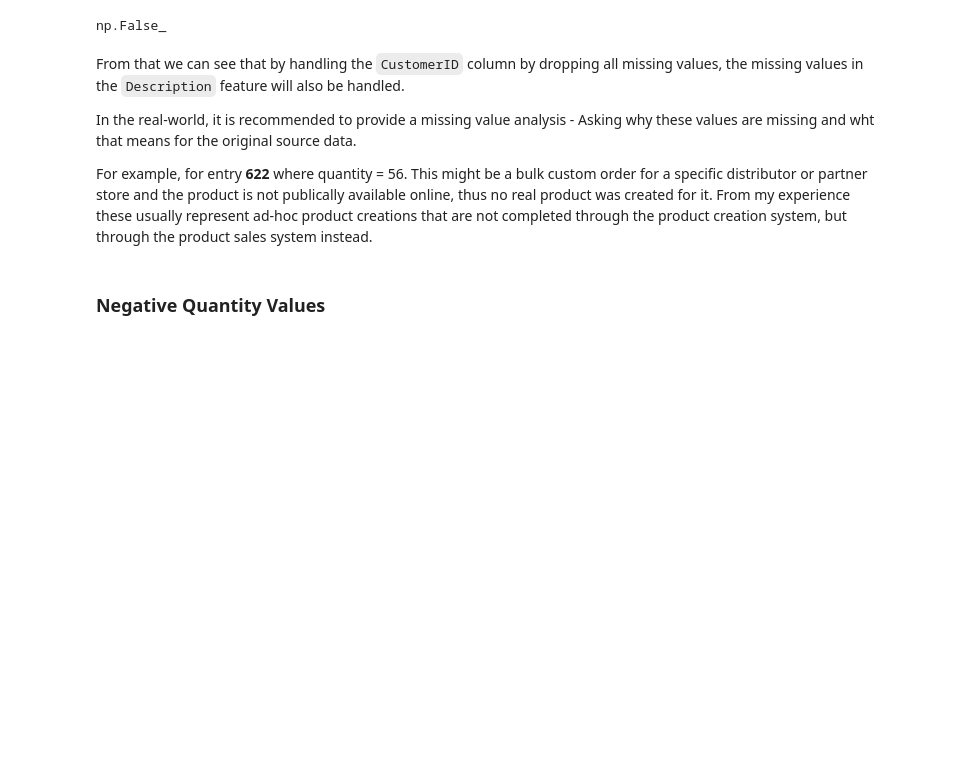
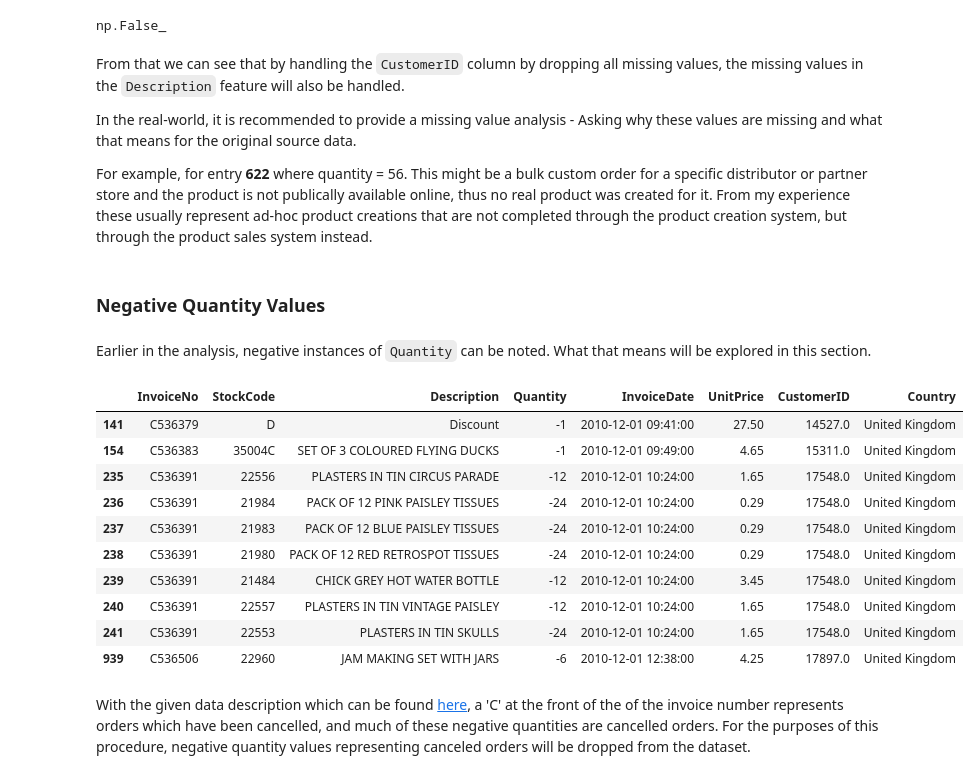
Before and after one commit to UmbertoFasci/SARIMA_SalesForecasting, a Jupyter notebook: SARIMA_Retail_Sales_Forecast.ipynb, the cells around one changed output. Saved outputs shown, nothing was run; the diff lists cells and outputs as text; code cells hidden in the pictures; blank space fills up the shorter version.

Commit message:
Negative quantity analysis

```diff
--- a/SARIMA_Retail_Sales_Forecast.ipynb
+++ b/SARIMA_Retail_Sales_Forecast.ipynb
@@ -164,10 +164,28 @@ np.False_
 # %% [markdown]
 From that we can see that by handling the `CustomerID` column by dropping all missing values, the missing values in the `Description` feature will also be handled.
 
-In the real-world, it is recommended to provide a missing value analysis - Asking why these values are missing and wht that means for the original source data.
+In the real-world, it is recommended to provide a missing value analysis - Asking why these values are missing and what that means for the original source data.
 
 For example, for entry **622** where quantity = 56. This might be a bulk custom order for a specific distributor or partner store and the product is not publically available online, thus no real product was created for it. From my experience these usually represent ad-hoc product creations that are not completed through the product creation system, but through the product sales system instead.
 # %%
 sales_df.dropna(subset=['CustomerID'], inplace=True)
 # %% [markdown]
 ### Negative Quantity Values
+# %% [markdown]
+Earlier in the analysis, negative instances of `Quantity` can be noted. What that means will be explored in this section.
+# %%
+sales_df[sales_df['Quantity'] < 0].head(10)
+# %% [output]
+|  | InvoiceNo | StockCode | Description | Quantity | InvoiceDate | UnitPrice | CustomerID | Country |
+| 141 | C536379 | D | Discount | -1 | 2010-12-01 09:41:00 | 27.50 | 14527.0 | United Kingdom |
+| 154 | C536383 | 35004C | SET OF 3 COLOURED FLYING DUCKS | -1 | 2010-12-01 09:49:00 | 4.65 | 15311.0 | United Kingdom |
+| 235 | C536391 | 22556 | PLASTERS IN TIN CIRCUS PARADE | -12 | 2010-12-01 10:24:00 | 1.65 | 17548.0 | United Kingdom |
+| 236 | C536391 | 21984 | PACK OF 12 PINK PAISLEY TISSUES | -24 | 2010-12-01 10:24:00 | 0.29 | 17548.0 | United Kingdom |
+| 237 | C536391 | 21983 | PACK OF 12 BLUE PAISLEY TISSUES | -24 | 2010-12-01 10:24:00 | 0.29 | 17548.0 | United Kingdom |
+| 238 | C536391 | 21980 | PACK OF 12 RED RETROSPOT TISSUES | -24 | 2010-12-01 10:24:00 | 0.29 | 17548.0 | United Kingdom |
+| 239 | C536391 | 21484 | CHICK GREY HOT WATER BOTTLE | -12 | 2010-12-01 10:24:00 | 3.45 | 17548.0 | United Kingdom |
+| 240 | C536391 | 22557 | PLASTERS IN TIN VINTAGE PAISLEY | -12 | 2010-12-01 10:24:00 | 1.65 | 17548.0 | United Kingdom |
+| 241 | C536391 | 22553 | PLASTERS IN TIN SKULLS | -24 | 2010-12-01 10:24:00 | 1.65 | 17548.0 | United Kingdom |
+| 939 | C536506 | 22960 | JAM MAKING SET WITH JARS | -6 | 2010-12-01 12:38:00 | 4.25 | 17897.0 | United Kingdom |
+# %% [markdown]
+With the given data description which can be found [here](https://archive.ics.uci.edu/dataset/352/online+retail), a 'C' at the front of the of the invoice number represents orders which have been cancelled, and much of these negative quantities are cancelled orders. For the purposes of this procedure, negative quantity values representing canceled orders will be dropped from the dataset.
```
Also changed, not shown: parts of 1 cell of this notebook.
